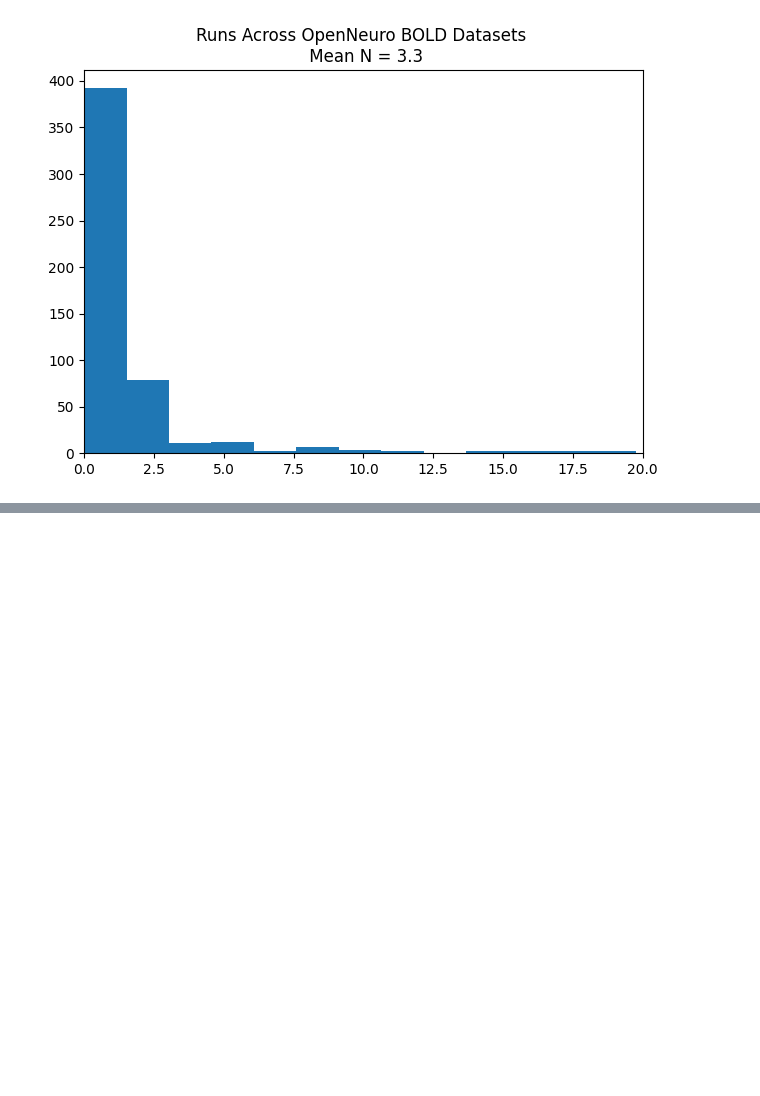
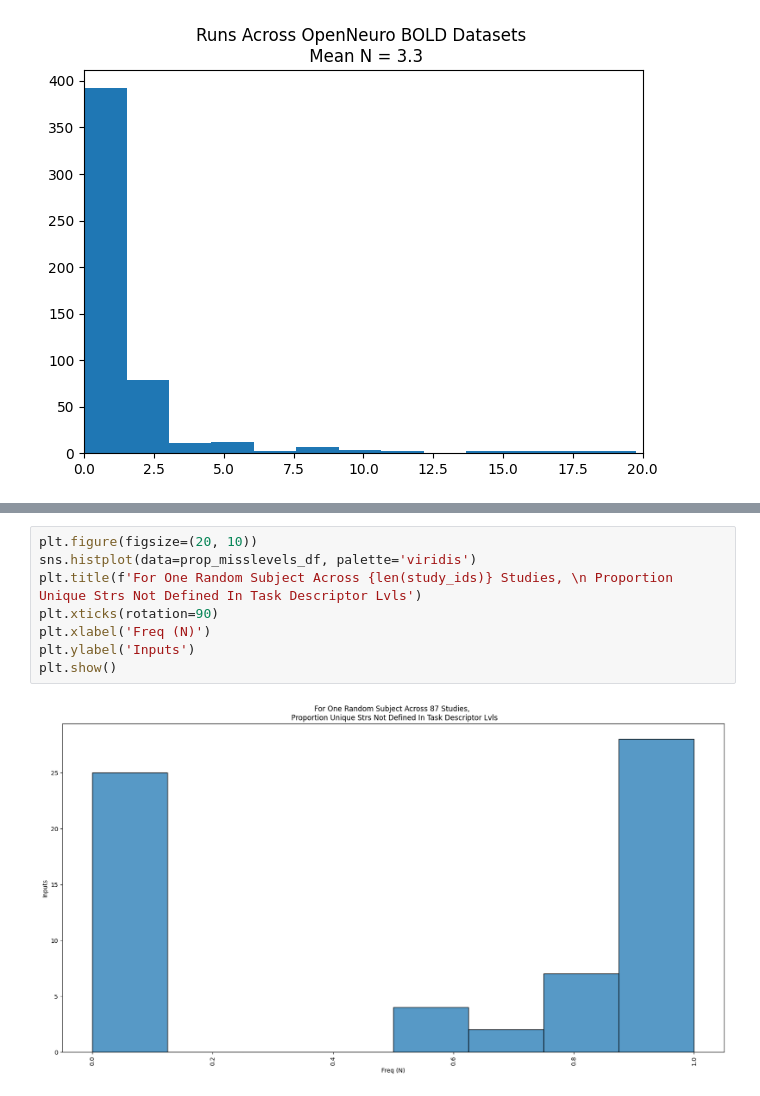
Before and after one commit to demidenm/openneuro_scrub, a Jupyter notebook: scripts/evaluating_files-values.ipynb, the cells around one changed output, grey strips where cells are left out. Drawn from its saved outputs; the diff is of its cells as text; blank space fills up the shorter version.

```diff
--- a/scripts/evaluating_files-values.ipynb
+++ b/scripts/evaluating_files-values.ipynb
@@ -654,0 +731,10 @@ See the caveats in the documentation: https://pandas.pydata.org/pandas-docs/stab
+# %%
+plt.figure(figsize=(20, 10))
+sns.histplot(data=prop_misslevels_df, palette='viridis')
+plt.title(f'For One Random Subject Across {len(study_ids)} Studies, \n Proportion Unique Strs Not Defined In Task Descriptor Lvls')
+plt.xticks(rotation=90)
+plt.xlabel('Freq (N)')
+plt.ylabel('Inputs')
+plt.show()
+# %% [output]
+[figure, added]
```
Also changed, not shown: parts of 16 cells of this notebook.
